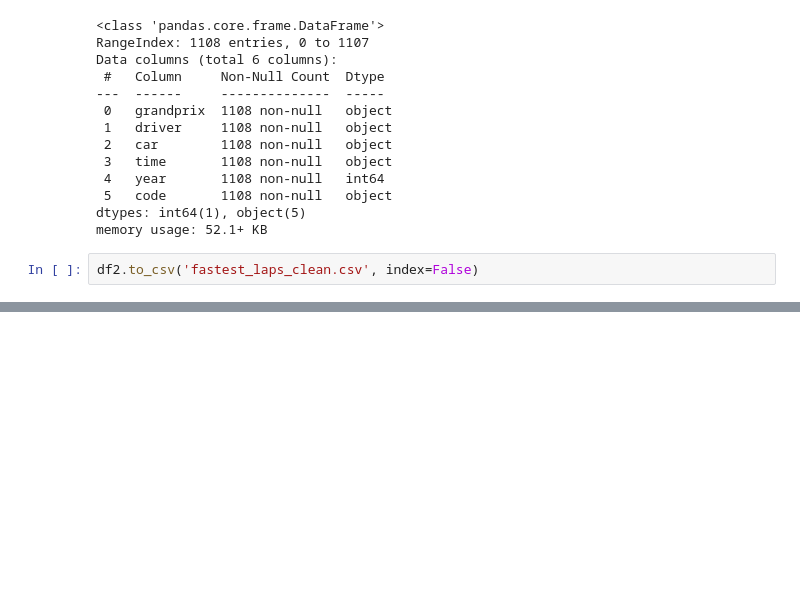
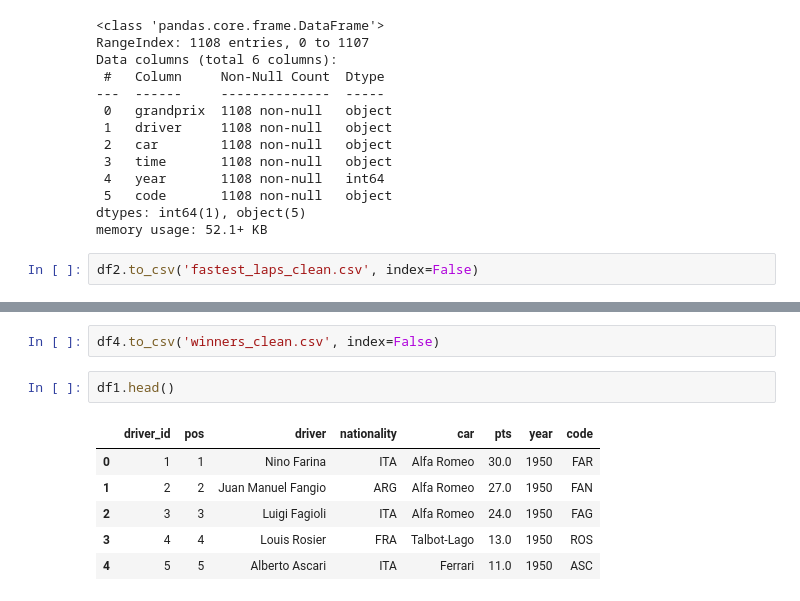
Before and after one commit to victorjgg14/f1-analisis, a Jupyter notebook: code/ETL.ipynb, the cells around one changed output, grey strips where cells are left out. Cells and saved outputs as stored; diff of their text form; blank space fills up the shorter version.

```diff
--- a/code/ETL.ipynb
+++ b/code/ETL.ipynb
@@ -142,0 +209,11 @@ df2.to_csv('fastest_laps_clean.csv', index=False)
+# %%
+df4.to_csv('winners_clean.csv', index=False)
+# %%
+df1.head()
+# %% [output]
+|  | driver_id | pos | driver | nationality | car | pts | year | code |
+| 0 | 1 | 1 | Nino Farina | ITA | Alfa Romeo | 30.0 | 1950 | FAR |
+| 1 | 2 | 2 | Juan Manuel Fangio | ARG | Alfa Romeo | 27.0 | 1950 | FAN |
+| 2 | 3 | 3 | Luigi Fagioli | ITA | Alfa Romeo | 24.0 | 1950 | FAG |
+| 3 | 4 | 4 | Louis Rosier | FRA | Talbot-Lago | 13.0 | 1950 | ROS |
+| 4 | 5 | 5 | Alberto Ascari | ITA | Ferrari | 11.0 | 1950 | ASC |
```
Also changed, not shown: parts of 11 cells of this notebook, 3 other files.
